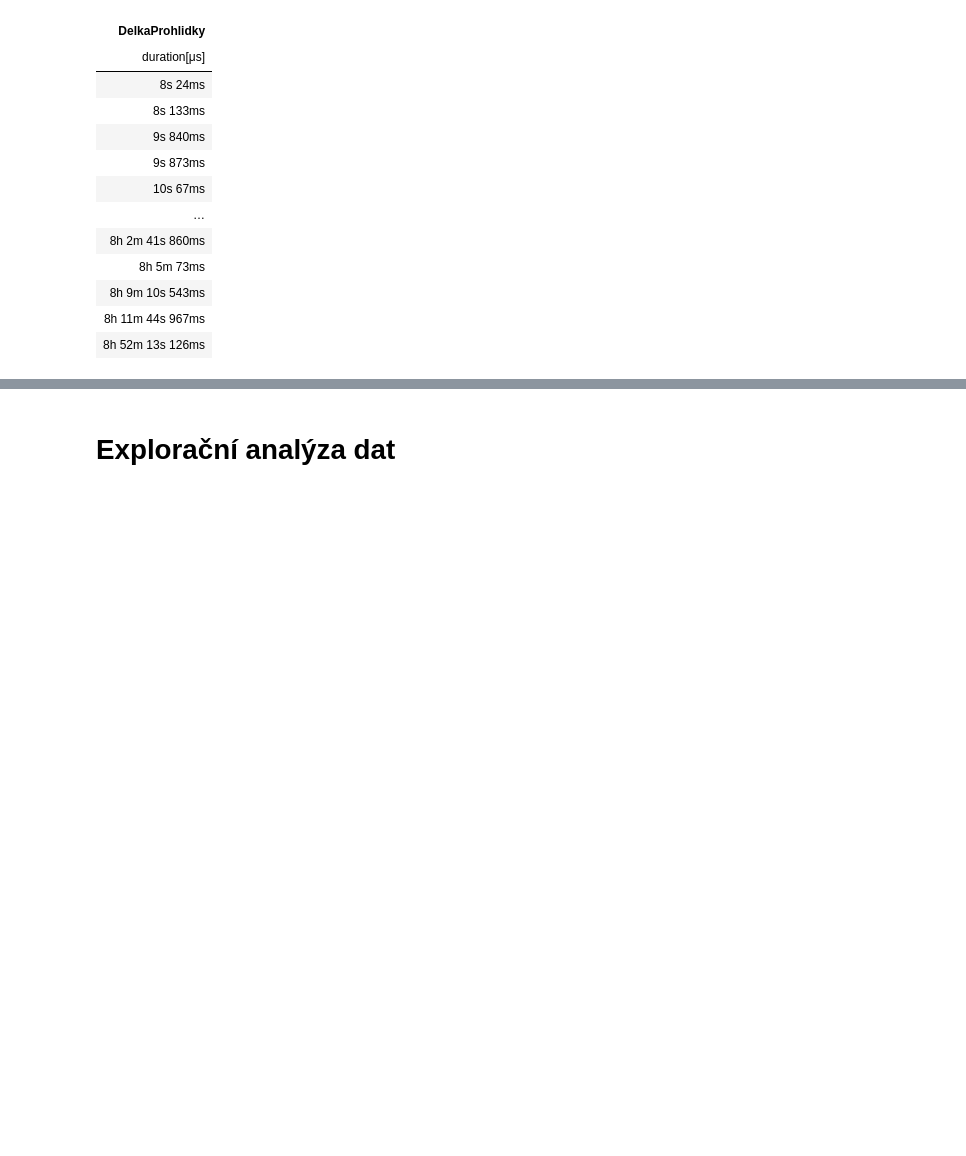
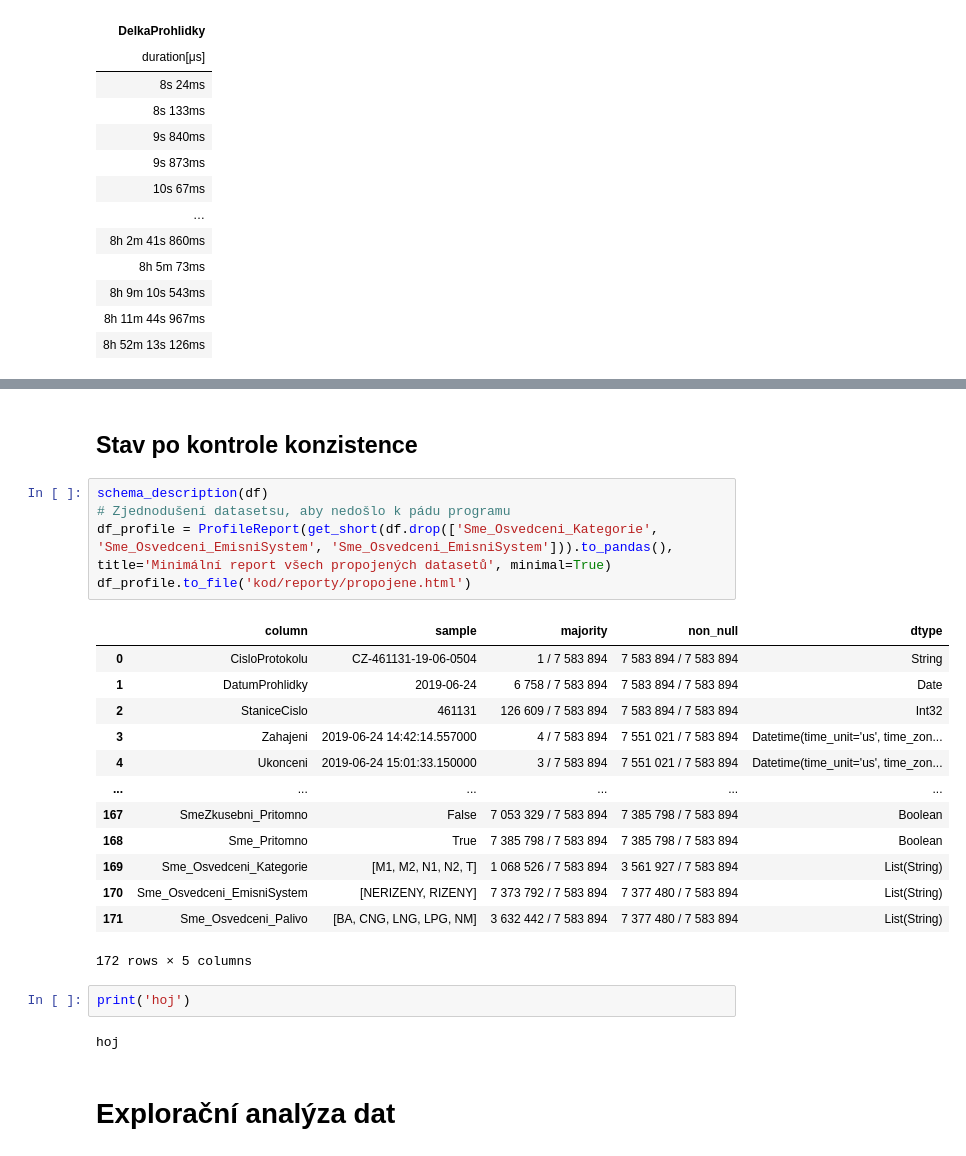
Before and after one commit to opendatalabcz/emissions-data-analysis-cz, a Jupyter notebook: kod/diesel_exploration.ipynb, the cells around one changed output, grey strips where cells are left out. Saved outputs shown, nothing was run; the diff lists cells and outputs as text; blank space fills up the shorter version.

Commit message:
pridani kontroly konzistence datasetu

```diff
--- a/kod/diesel_exploration.ipynb
+++ b/kod/diesel_exploration.ipynb
@@ -413,2 +851,27 @@ df = df.drop('DatumProhlidky')
+# %% [markdown]
+## Stav po kontrole konzistence
+# %%
+schema_description(df)
+# Zjednodušení datasetsu, aby nedošlo k pádu programu
+df_profile = ProfileReport(get_short(df.drop(['Sme_Osvedceni_Kategorie', 'Sme_Osvedceni_EmisniSystem', 'Sme_Osvedceni_EmisniSystem'])).to_pandas(), title='Minimální report všech propojených datasetů', minimal=True)
+df_profile.to_file('kod/reporty/propojene.html')
+# %% [output]
+|  | column | sample | majority | non_null | dtype |
+| 0 | CisloProtokolu | CZ-461131-19-06-0504 | 1 / 7 583 894 | 7 583 894 / 7 583 894 | String |
+| 1 | DatumProhlidky | 2019-06-24 | 6 758 / 7 583 894 | 7 583 894 / 7 583 894 | Date |
+| 2 | StaniceCislo | 461131 | 126 609 / 7 583 894 | 7 583 894 / 7 583 894 | Int32 |
+| 3 | Zahajeni | 2019-06-24 14:42:14.557000 | 4 / 7 583 894 | 7 551 021 / 7 583 894 | Datetime(time_unit='us', time_zon... |
+| 4 | Ukonceni | 2019-06-24 15:01:33.150000 | 3 / 7 583 894 | 7 551 021 / 7 583 894 | Datetime(time_unit='us', time_zon... |
+| ... | ... | ... | ... | ... | ... |
+| 167 | SmeZkusebni_Pritomno | False | 7 053 329 / 7 583 894 | 7 385 798 / 7 583 894 | Boolean |
+| 168 | Sme_Pritomno | True | 7 385 798 / 7 583 894 | 7 385 798 / 7 583 894 | Boolean |
+| 169 | Sme_Osvedceni_Kategorie | [M1, M2, N1, N2, T] | 1 068 526 / 7 583 894 | 3 561 927 / 7 583 894 | List(String) |
+| 170 | Sme_Osvedceni_EmisniSystem | [NERIZENY, RIZENY] | 7 373 792 / 7 583 894 | 7 377 480 / 7 583 894 | List(String) |
+| 171 | Sme_Osvedceni_Palivo | [BA, CNG, LNG, LPG, NM] | 3 632 442 / 7 583 894 | 7 377 480 / 7 583 894 | List(String) |
+172 rows × 5 columns
+# %%
+print('hoj')
+# %% [output]
+hoj
 # %% [markdown]
 # Explorační analýza dat
```
Also changed, not shown: parts of 47 cells of this notebook, 2 other files.
